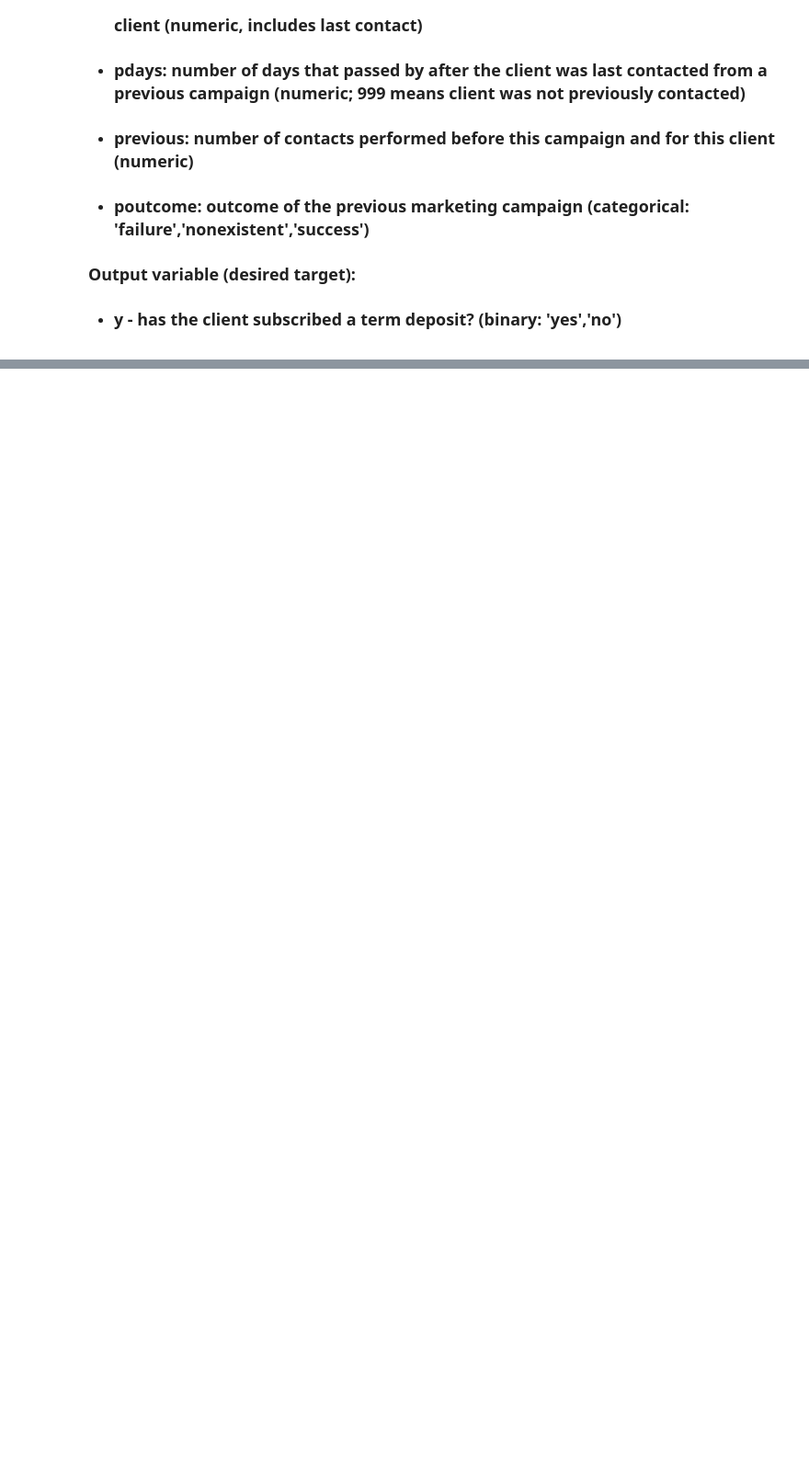
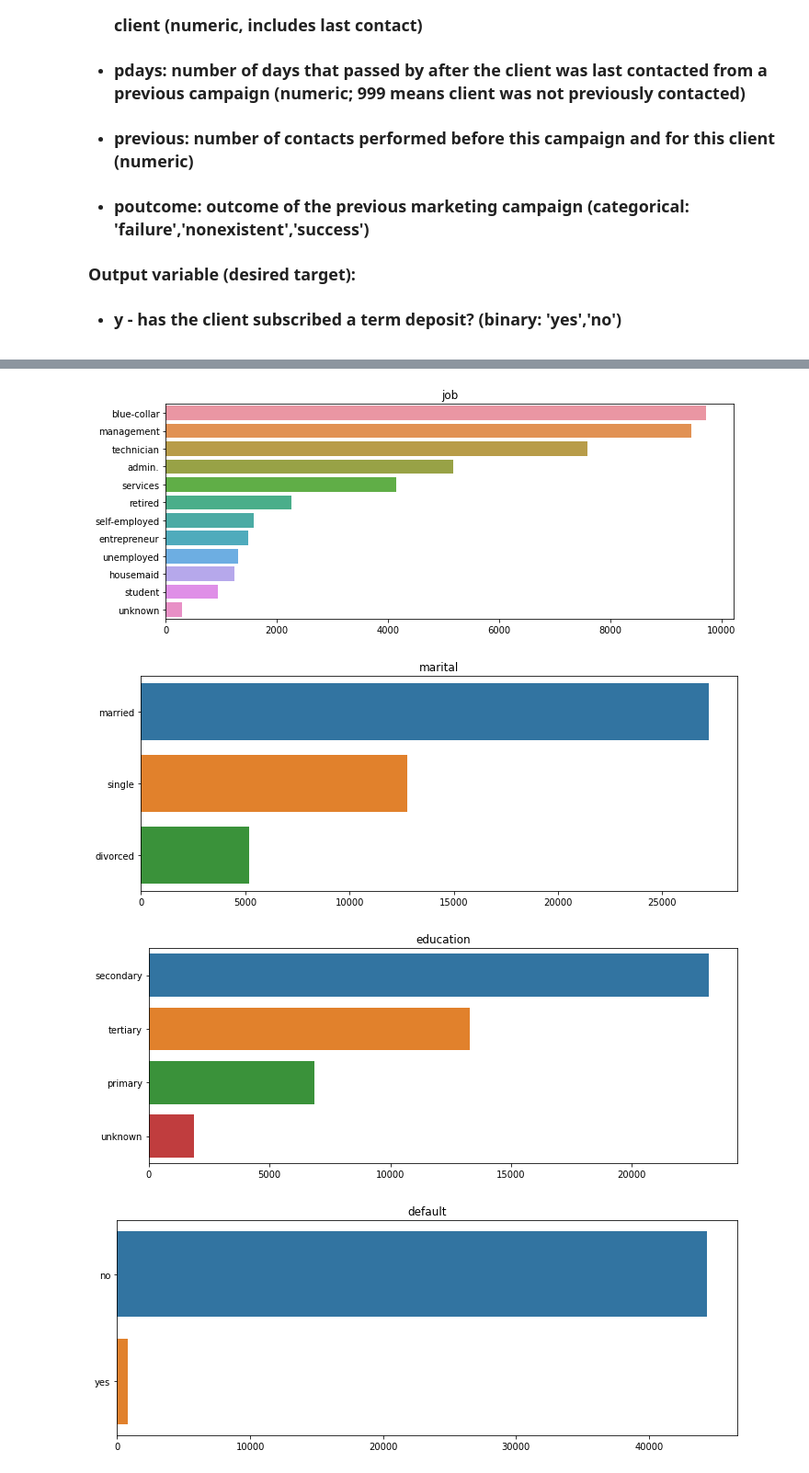
Before and after one commit to AnnayanB/SupervisedML_BankMarketingCampaigns, a Jupyter notebook: Bank_Marketing_Effectiveness_Prediction_Capstone_Project.ipynb, the cells around one changed output, grey strips where cells are left out. Shown: that part at 92% size. Saved outputs shown, nothing was run; the diff lists cells and outputs as text; code cells hidden in the pictures; blank space fills up the shorter version.

```diff
--- a/Bank_Marketing_Effectiveness_Prediction_Capstone_Project.ipynb
+++ b/Bank_Marketing_Effectiveness_Prediction_Capstone_Project.ipynb
@@ -37,0 +146,2 @@
+# %%
+cat_col = [col for col in df.describe(include='all') if col not in ['age','balance','day','duration','campaign','pdays','previous']]
@@ -37,0 +161,8 @@
+# %%
+for col in cat_col:
+  print(" ")
+  print(f'unique value of {col} are {df[col].unique()}')
+  print(" ")
+  print(f'number of unique {col} are {df[col].nunique()}')
+  print(" ")
+  print(df[col].value_counts())
@@ -37,0 +192,11 @@
+# %%
+for col in cat_col:
+  plt.figure(figsize=(10,4))
+  sns.barplot(df[col].value_counts().values, df[col].value_counts().index)
+  plt.title(col)
+  plt.tight_layout()
+# %% [output]
+[figure, added]
+[figure, added]
+[figure, added]
+[figure, added]
```
Also changed, not shown: parts of 16 cells of this notebook.
